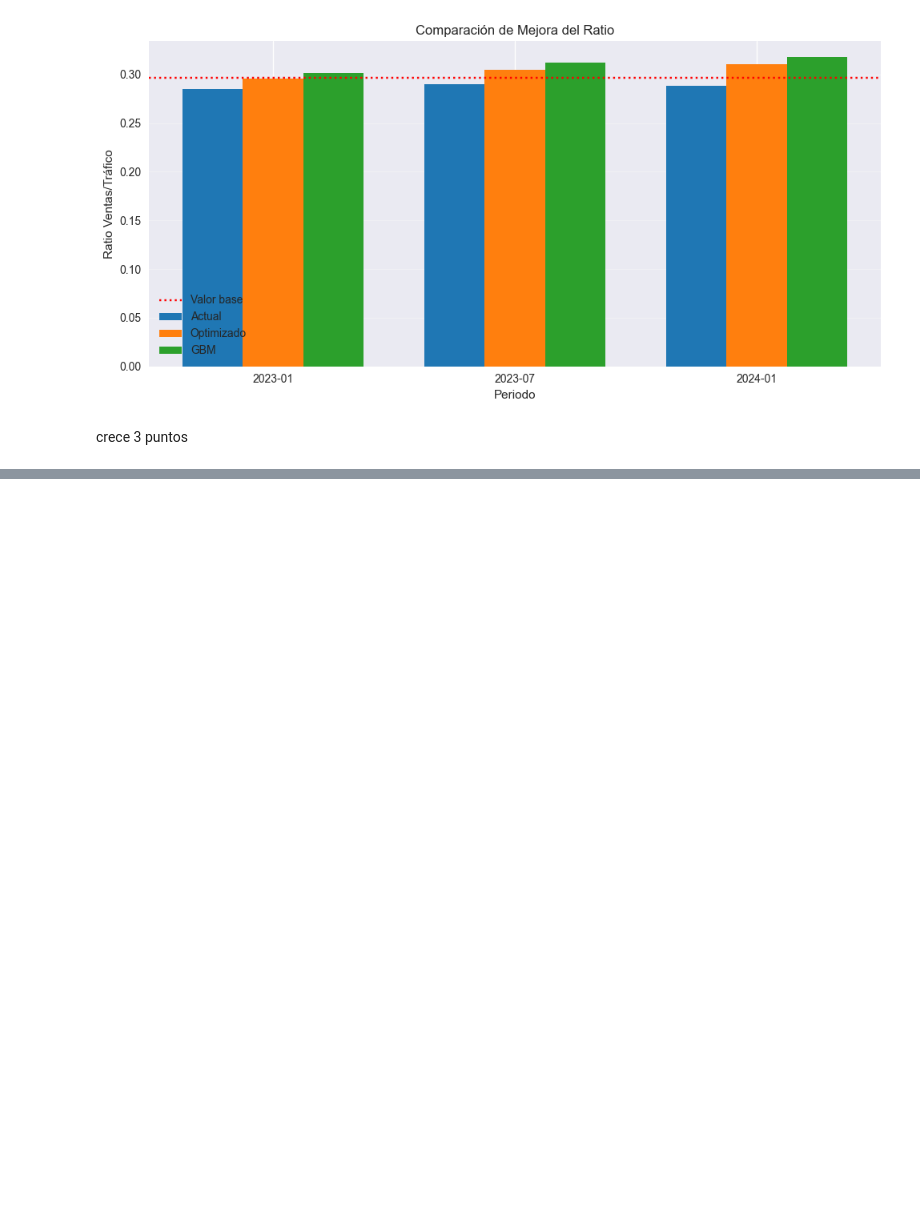
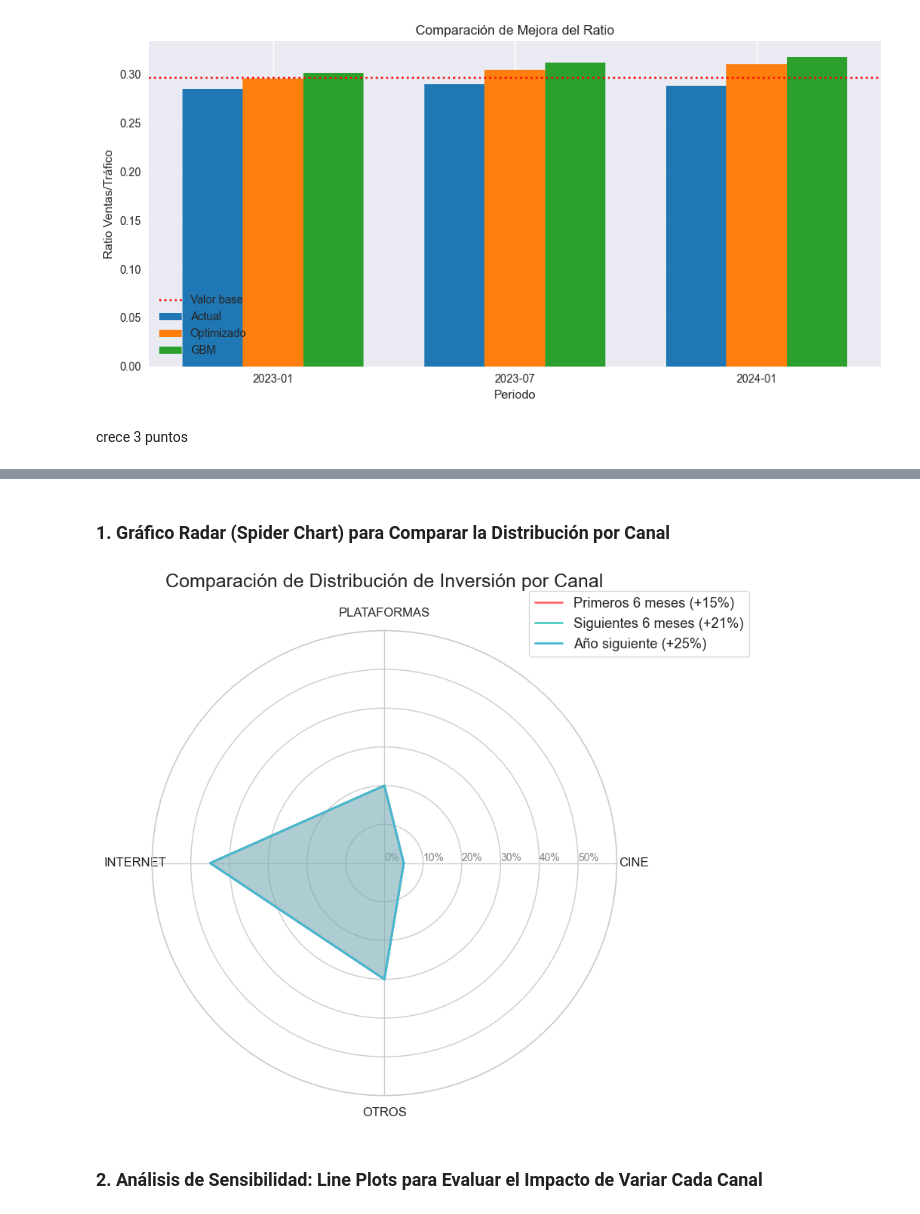
Before and after one commit to alejandromtnz/MMM, a Jupyter notebook: optimizacion.ipynb, the cells around one changed output, grey strips where cells are left out. Saved outputs shown, nothing was run; the diff lists cells and outputs as text; code cells hidden in the pictures; blank space fills up the shorter version.

```diff
--- a/optimizacion.ipynb
+++ b/optimizacion.ipynb
@@ -1665,0 +2119,61 @@ crece 3 puntos
+# %% [markdown]
+### 1. Gráfico Radar (Spider Chart) para Comparar la Distribución por Canal
+# %%
+import numpy as np
+import matplotlib.pyplot as plt
+import pandas as pd
+
+# Datos obtenidos (mejores combinaciones) - los mismos para cada periodo en este ejemplo
+datos = {
+    'Periodo': ['Primeros 6 meses (+15%)', 'Siguientes 6 meses (+21%)', 'Año siguiente (+25%)'],
+    'Presupuesto': [662984, 697574, 720634],
+    'CINE': [0.050, 0.050, 0.050],
+    'PLATAFORMAS': [0.200, 0.200, 0.200],
+    'INTERNET': [0.450, 0.450, 0.450]
+}
+
+df_result = pd.DataFrame(datos)
+# Calculamos "OTROS" como complemento: 1 - (CINE + PLATAFORMAS + INTERNET)
+df_result['OTROS'] = 1 - (df_result['CINE'] + df_result['PLATAFORMAS'] + df_result['INTERNET'])
+
+# Configuración del gráfico radar
+categorias = ['CINE', 'PLATAFORMAS', 'INTERNET', 'OTROS']
+N = len(categorias)
+
+# Ángulos para cada eje
+angulos = np.linspace(0, 2 * np.pi, N, endpoint=False).tolist()
+angulos += angulos[:1]  # Cerrar la gráfica
+
+# Función para preparar los datos en formato de radar chart
+def crear_valores(row):
+    valores = row[categorias].tolist()
+    valores += valores[:1]
+    return valores
+
+# Crear el gráfico
+plt.figure(figsize=(8, 8))
+ax = plt.subplot(111, polar=True)
+
+# Configurar las etiquetas de los ángulos
+plt.xticks(angulos[:-1], categorias, fontsize=12)
+ax.set_rlabel_position(0)
+plt.yticks([0.0, 0.1, 0.2, 0.3, 0.4, 0.5], ["0%", "10%", "20%", "30%", "40%", "50%"],
+           color="grey", size=10)
+plt.ylim(0, 0.6)
+
+# Asignar un color distinto a cada periodo
+colores = ['#FF6B6B', '#4ECDC4', '#45B7D1']
+
+# Graficar cada periodo
+for i, row in df_result.iterrows():
+    valores = crear_valores(row)
+    ax.plot(angulos, valores, color=colores[i], linewidth=2, label=row['Periodo'])
+    ax.fill(angulos, valores, color=colores[i], alpha=0.25)
+
+plt.title("Comparación de Distribución de Inversión por Canal", size=18, y=1.08)
+plt.legend(loc='upper right', bbox_to_anchor=(1.3, 1.1))
+plt.show()
+# %% [output]
+[figure, added]
+# %% [markdown]
+### 2. Análisis de Sensibilidad: Line Plots para Evaluar el Impacto de Variar Cada Canal
```
Also changed, not shown: parts of 25 cells of this notebook, 1 other file.
